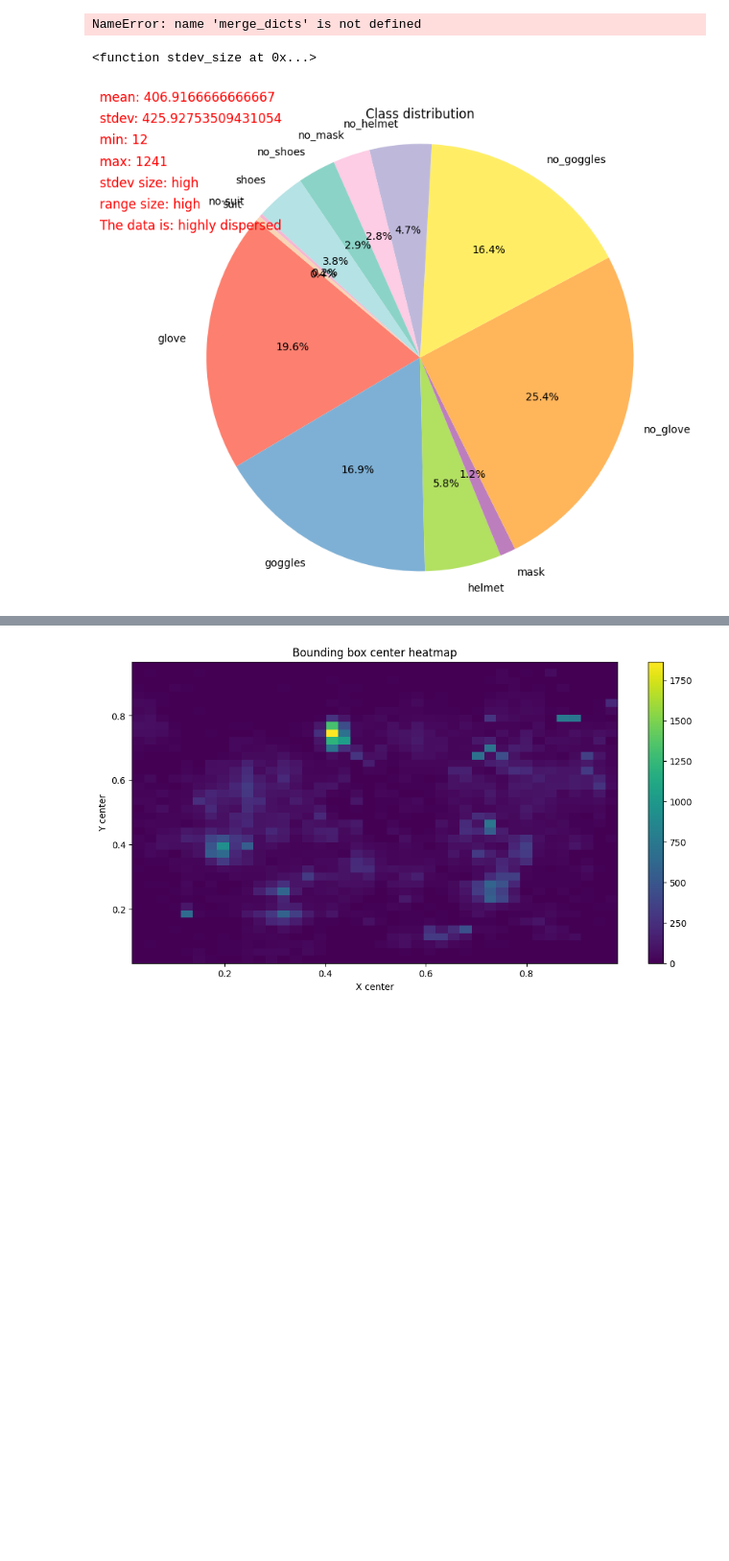
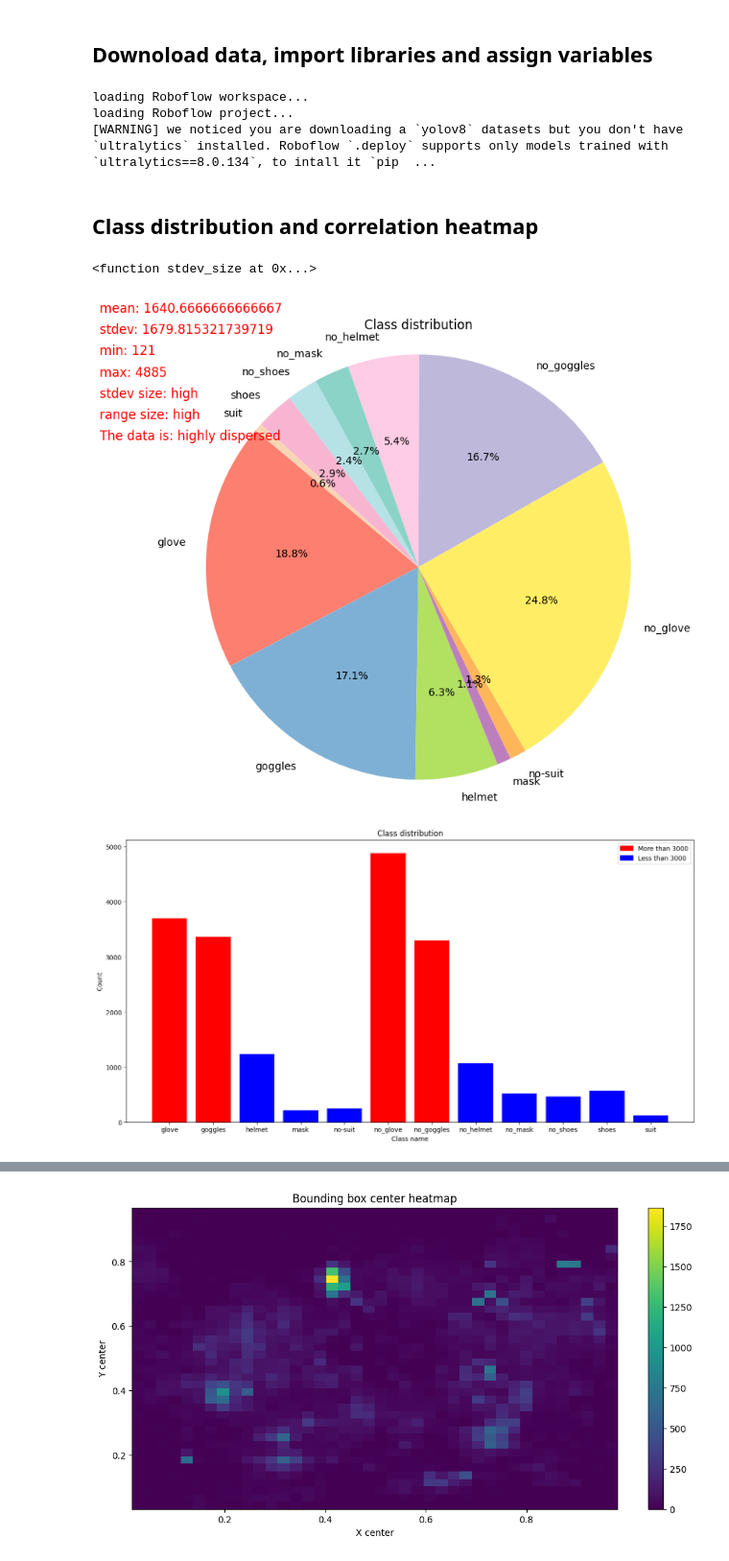
Before and after one commit to KajetanMieloch/Data-Scientist-praktyka-studencka, a Jupyter notebook: Zadania Rekrutacujne/Data Science Intern/odpowiedz.ipynb, the cells around one changed output, grey strips where cells are left out. Shown: that part at 96% size. Saved outputs shown, nothing was run; the diff lists cells and outputs as text; code cells hidden in the pictures; blank space fills up the shorter version.

```diff
--- a/Zadania Rekrutacujne/Data Science Intern/odpowiedz.ipynb
+++ b/Zadania Rekrutacujne/Data Science Intern/odpowiedz.ipynb
@@ -1,13 +1,16 @@
+# %% [markdown]
+## Downoload data, import libraries and assign variables
 # %%
-# Dowlnoad dataset from Roboflow all 4 versions
+# Dowlnoad dataset from Roboflow 4th version
 
 from roboflow import Roboflow
 rf = Roboflow(api_key="jTrkQDoEM9XSpBu2Dm3G")
 project = rf.workspace("personal-protective-equipment").project("ppes-kaxsi")
-dataset_v_1 = project.version(1).download("yolov8")
-dataset_v_2 = project.version(2).download("yolov8")
-dataset_v_3 = project.version(3).download("yolov8")
 dataset_v_4 = project.version(4).download("yolov8")
+# %% [output]
+loading Roboflow workspace...
+loading Roboflow project...
+[WARNING] we noticed you are downloading a `yolov8` datasets but you don't have `ultralytics` installed. Roboflow `.deploy` supports only models trained with `ultralytics==8.0.134`, to intall it `pip  ...
 # %%
 # Import libraries
 # Setup paths to labels and images
@@ -15,6 +18,7 @@ dataset_v_4 = project.version(4).download("yolov8")
 import os
 import yaml
 import matplotlib.pyplot as plt
+import matplotlib.patches as mpatches
 import statistics
 from collections import Counter
 from concurrent.futures import ThreadPoolExecutor
@@ -22,10 +26,14 @@ import numpy as np
 from PIL import Image
 
 
-all_labels_paths = ["PPEs-1/train/labels", "PPEs-1/valid/labels", "PPEs-2/train/labels", "PPEs-2/valid/labels", "PPEs-3/train/labels", "PPEs-3/valid/labels", "PPEs-4/train/labels", "PPEs-4/valid/labels"]
-all_images_paths = ["PPEs-1/train/images", "PPEs-1/valid/images", "PPEs-2/train/images", "PPEs-2/valid/images", "PPEs-3/train/images", "PPEs-3/valid/images", "PPEs-4/train/images", "PPEs-4/valid/images"]
-yaml_file_paths = ["PPEs-1/data.yaml", "PPEs-2/data.yaml", "PPEs-3/data.yaml", "PPEs-4/data.yaml"]
+all_labels_paths = ["PPEs-4/train/labels", "PPEs-4/valid/labels"]
+all_images_paths = ["PPEs-4/train/images", "PPEs-4/valid/images"]
+yaml_file_paths = ["PPEs-4/data.yaml"]
+# %% [markdown]
+## Class distribution and correlation heatmap
 # %%
+# Pie chart essential functions
+
 # Acumulate the classes names count
 def get_classes_names_count(yaml_file_path: str, folder_path: str) -> dict:
     with open(yaml_file_path, 'r') as stream:
@@ -60,8 +68,6 @@ classes_names_counts = [get_classes_names_count(yaml_file_path, folder_path) for
 
 # Merge the dictionaries
 classes_names_count_all = merge_dicts(*classes_names_counts)
-# %% [output]
-NameError: name 'merge_dicts' is not defined
 # %%
 # Analize balance of classes in dataset
 
@@ -126,31 +132,57 @@ def generate_pie_chart(classes_names_count: dict):
     stats = {
         "mean": mean,
         "stdev": stdev,
         "min": min_value,
         "max": max_value,
         "stdev size": stdev_size_str,
         "range size": range_size_str,
         "The data is": overall_dispersion_str
     }
 
     colors = ["#fd7f6f", "#7eb0d5", "#b2e061", "#bd7ebe", "#ffb55a", "#ffee65", "#beb9db", "#fdcce5", "#8bd3c7", "#b5e2e5", "#f7b5d1", "#f7d5b5"]
 
 
 
     plt.pie(sizes, labels=labels, colors=colors, autopct='%1.1f%%', startangle=140)
     plt.axis('equal')
     plt.title("Class distribution")
 
     for i, (key, value) in enumerate(stats.items()):
         color = 'green' if overall_dispersion_value == '0' else 'yellow' if overall_dispersion_value == '1' else 'orange' if overall_dispersion_value == '2' else 'red'
         plt.text(-1.5, 1.2 - i * 0.1, f"{key}: {value}", fontsize=12, color=color)
 
 
     plt.show()
 
+def generate_bar_chart(classes_names_count: dict):
+    plt.figure(figsize=(16, 8))
+
+    labels = classes_names_count.keys()
+    sizes = classes_names_count.values()
+
+    colors = []
+    for size in sizes:
+        if size > 3000:
+            colors.append('red')
+        else:
+            colors.append('blue')
+
+    plt.bar(labels, sizes, color=colors)
+    plt.title("Class distribution")
+    plt.xlabel("Class name")
+    plt.ylabel("Count")
+
+    # Add legend
+    red_patch = mpatches.Patch(color='red', label='More than 3000 images per class')
+    blue_patch = mpatches.Patch(color='blue', label='Less than 3000 images per class')
+    plt.legend(handles=[red_patch, blue_patch])
+
+    plt.show()
 
 # Generate the pie chart
 generate_pie_chart(classes_names_count_all)
+generate_bar_chart(classes_names_count_all)
 # %% [output]
 <function stdev_size at 0x...>
-[figure, old version]
+[figure, new version]
+[figure, added]
```
Also changed, not shown: parts of 12 cells of this notebook.
